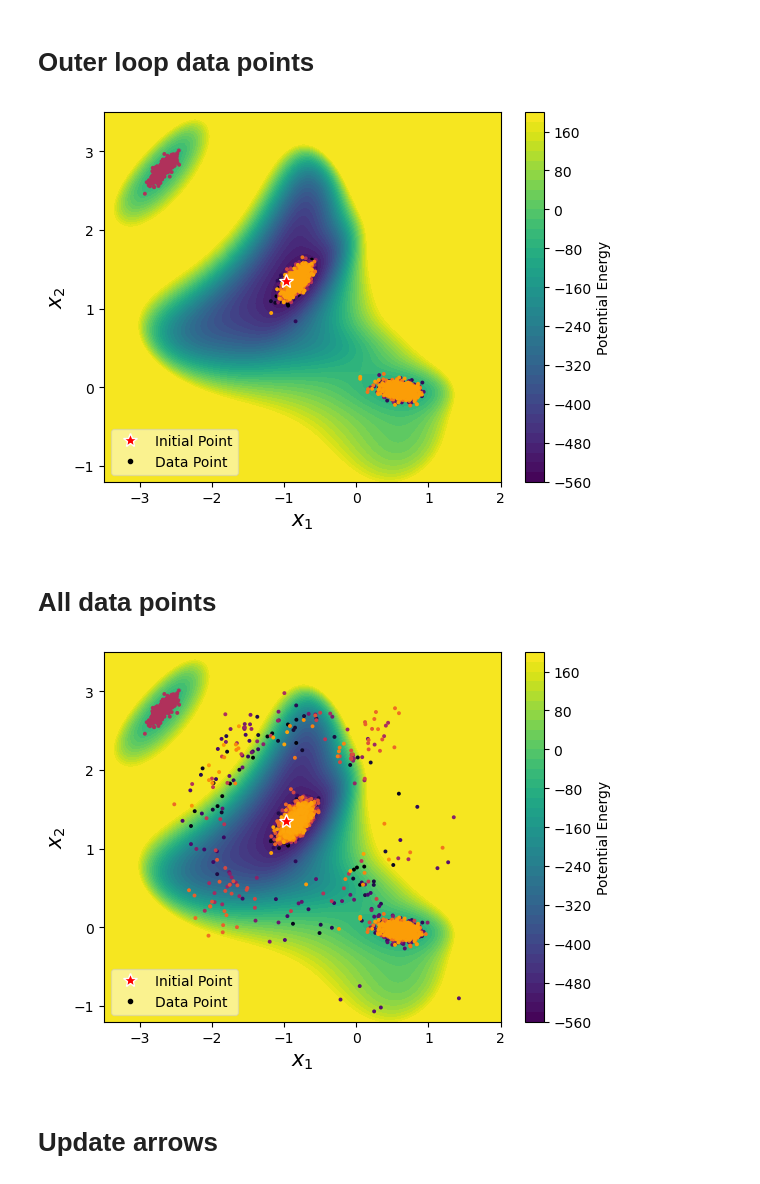
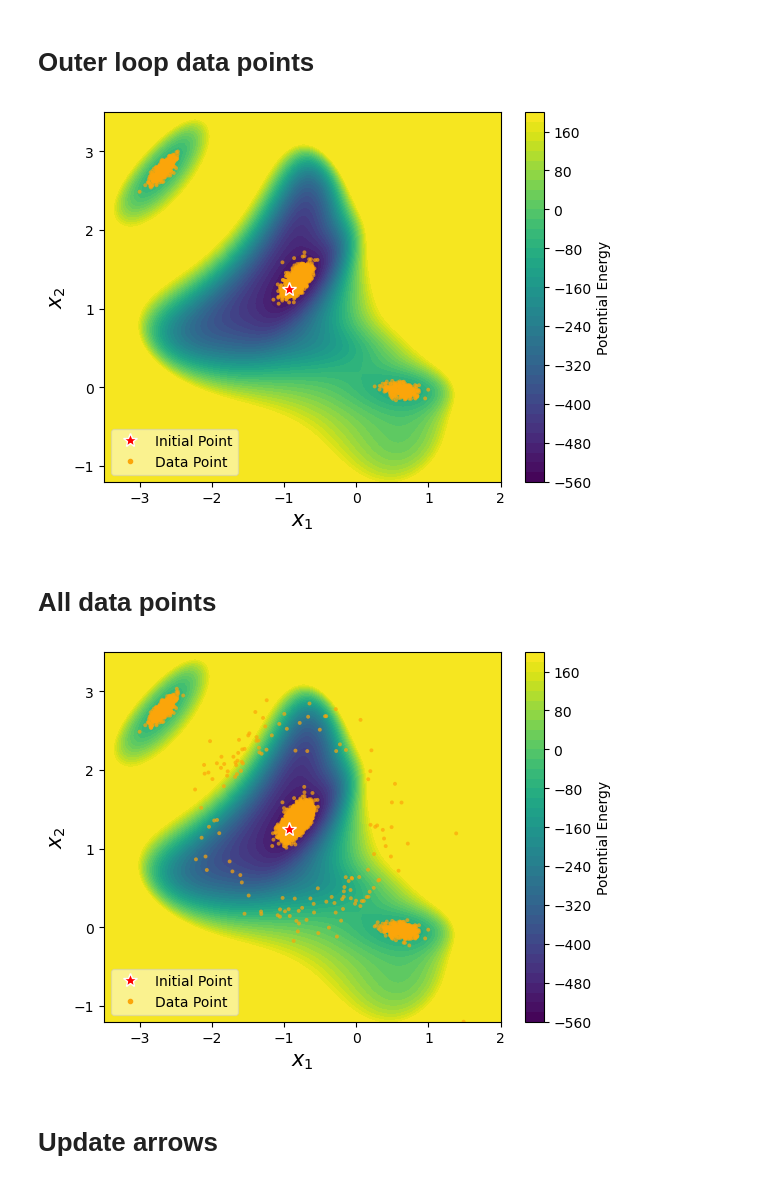
Before and after one commit to hoon-ock/landscape-search, a Jupyter notebook: modified_muller_ogn.ipynb, the cells around one changed output. Saved outputs shown, nothing was run; the diff lists cells and outputs as text; code cells hidden in the pictures.

```diff
--- a/modified_muller_ogn.ipynb
+++ b/modified_muller_ogn.ipynb
@@ -34,10 +34,10 @@ if not os.path.exists(directory):
 # Observation Guided Navigation parameters
 random_seed = 1
 np.random.seed(random_seed)
-total_step = 20000       # total number of steps
+total_step = 10000       # total number of steps
 large_batch_size = 500  # number of steps for outer loop
 small_batch_size = 50   # number of steps for inner loop (scout)
-k = 50.0                # update rate slope (higher k means smaller update)
+k = 100.0                # update rate slope (higher k means smaller update)
 beta = 1.0             # update rate intercept (higher beta means larger update)
 boundary_frac = 0.75    # threshold to determine bounday based on the fraction of points in the region
 
@@ -65,7 +65,7 @@ y_limits = (-1.2, 3.5)
 if start_mode == 'random':
     init = random_init_point(x_limits, y_limits) # np.array([-0.9, 1.4, np.random.uniform(0, 1)])
 elif start_mode == 'target':
-    init = target_init_point(-0.9, 1.4)
+    init = target_init_point(-0.85, 1.3)
 # %%
 # Define all other parameters and include them in a dictionary
 parameters = {
@@ -298,6 +290,8 @@ result = {
 # save the result into pickle
 with open(os.path.join(directory, 'result.pkl'), 'wb') as file:
     pickle.dump(result, file)
+# %%
+traj_all_stacked = np.vstack(traj_all_save)
 # %% [markdown]
 # Update rate
 # %%
@@ -348,57 +342,74 @@ colors = cm.inferno(np.linspace(0, 0.8, len(traj_all_save)))
 plt.plot(init[:, 0], init[:, 1], '*',
          markeredgecolor='white', color='r',
          markersize=10, label='Initial Point')
-for n in outer_index:
-    # print(n)
-    c = colors[n]
-    x = traj_all_save[n][:,0]
-    y = traj_all_save[n][:,1]
-    plt.scatter(x, y, edgecolor='none', s=8, color=c) #, label=f'Run {n+1}')
+# this part is for coloring according to each run!!
+# for n in outer_index:
+#     # print(n)
+#     c = colors[n]
+#     x = traj_all_save[n][:,0]
+#     y = traj_all_save[n][:,1]
+#     plt.scatter(x, y, edgecolor='none', s=8, color=c) #, label=f'Run {n+1}')
+
+outer_trajs = [] #np.empty((len(outer_index), 2))
+for i, n in enumerate(outer_index):
+    outer_trajs.append(traj_all_save[n][:,:2])
+
+outer_trajs = np.vstack(outer_trajs)
+plt.scatter(outer_trajs[:,0], outer_trajs[:,1],
+            edgecolor='none',
+            s=8, color=colors[-1],
+            alpha=0.7) #, label=f'Data Point')
 
 plt.xlabel('$x_1$', fontsize=ft)
 plt.ylabel('$x_2$', fontsize=ft)
 plt.xlim(x_limits[0], x_limits[1])
 plt.ylim(y_limits[0], y_limits[1])
-plt.plot([], [], '.', c='k', label='Data Point')  # 'o' for circle markers
+plt.plot([], [], '.', c=colors[-1], label='Data Point')  # 'o' for circle markers
 
 plt.legend(fontsize=ft-5, loc='lower left', framealpha=0.5)
 plt.savefig(os.path.join(directory,'outer_points.png'), bbox_inches='tight', facecolor='w')
 plt.show()
 # %% [output]
-[figure, old version]
+[figure, new version]
 # %% [markdown]
 # All data points
 # %%
 pes.plot(ax=plt.gca(),
          minx=x_limits[0]-e, maxx=x_limits[1]+e,
          miny=y_limits[0]-e, maxy=y_limits[1]+e)
 
 colors = cm.inferno(np.linspace(0, 0.8, len(traj_all_save)))
 plt.plot(init[:, 0], init[:, 1], '*',
          markeredgecolor='white', color='r',
          markersize=10, label='Initial Point')
-i=0
-for n in range(len(traj_all_save)):
-    c = colors[n]
-    x = traj_all_save[n][:,0]
-    y = traj_all_save[n][:,1]
-    plt.scatter(x, y, edgecolor='none', s=8, color=c) #, label=f'Run {i+1}')
-    i += 1
+# i=0
+# for n in range(len(traj_all_save)):
+#     c = colors[n]
+#     x = traj_all_save[n][:,0]
+#     y = traj_all_save[n][:,1]
+#     plt.scatter(x, y, edgecolor='none', s=8, color=c) #, label=f'Run {i+1}')
+#     i += 1
+
+plt.scatter(traj_all_stacked[:,0], traj_all_stacked[:,1],
+            edgecolor='none',
+            s=8, color=colors[-1],
+            alpha=0.7) #, label=f'Data Point')
+
 plt.xlabel('$x_1$', fontsize=ft)
 plt.ylabel('$x_2$', fontsize=ft)
 plt.xlim(x_limits[0], x_limits[1])
 plt.ylim(y_limits[0], y_limits[1])
 
 # plt.plot([], [], '*', c='r', label='Initial Point')
-plt.plot([], [], '.', c='k', label='Data Point')  # 'o' for circle markers
+plt.plot([], [], '.', c=colors[-1], label='Data Point')  # 'o' for circle markers
 
 plt.legend(fontsize=ft-5, loc='lower left', framealpha=0.5)
 
 # plt.legend(fontsize=ft-5, loc='lower left')
 plt.savefig(os.path.join(directory,'all_points.png'), bbox_inches='tight', facecolor='w')
 plt.show()
 # %% [output]
-[figure, old version]
+[figure, new version]
 # %% [markdown]
 # Update arrows
 # %%
```
Also changed, not shown: parts of 6 cells of this notebook, 8 other files.
